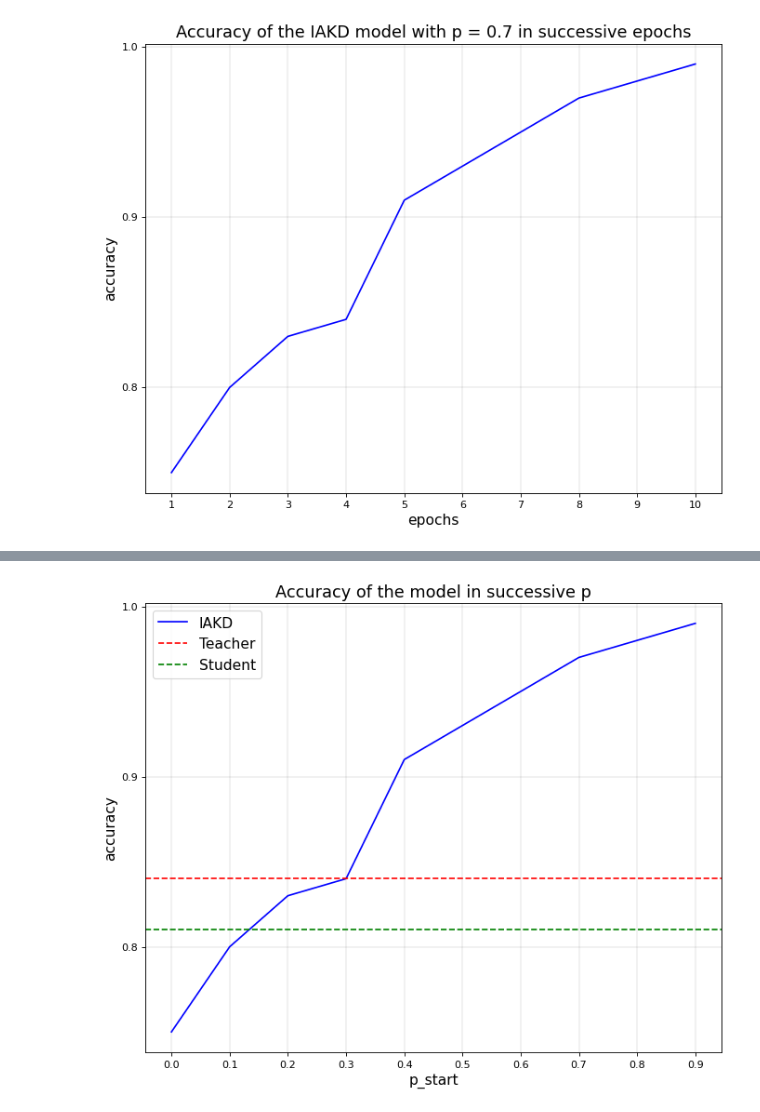
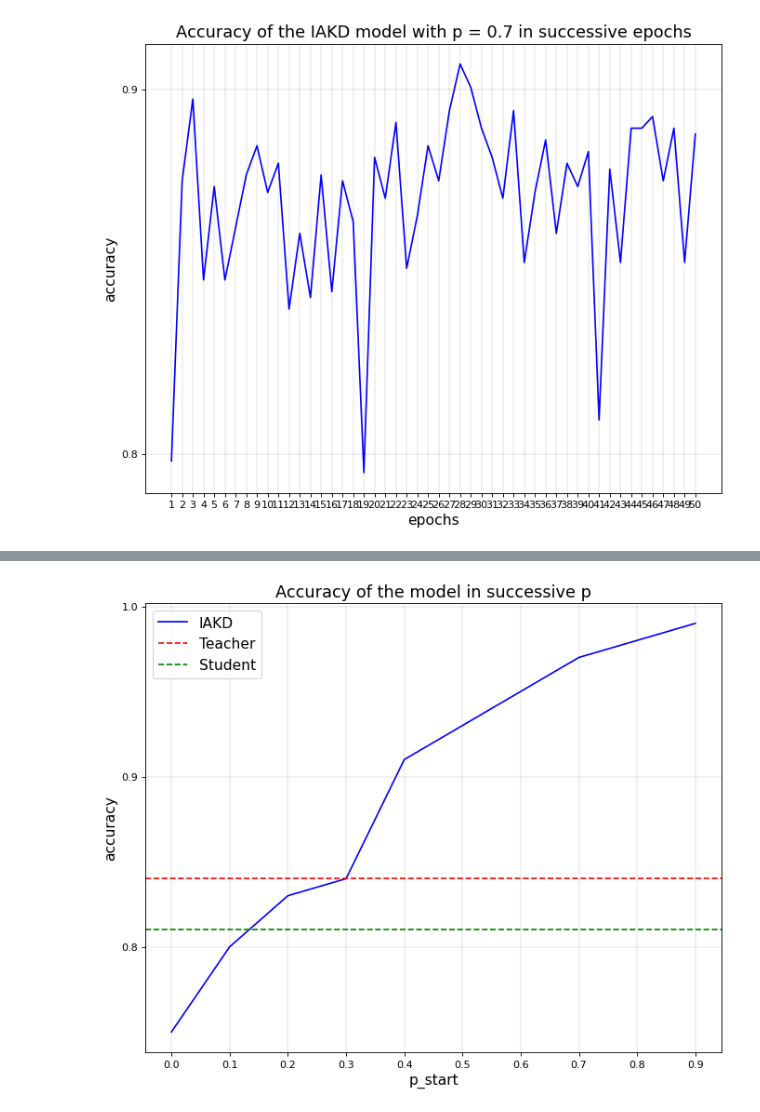
Before and after one commit to maciekchylak/TransferLearning, a Jupyter notebook: plots.ipynb, the cells around one changed output, grey strips where cells are left out. Drawn from its saved outputs; the diff is of its cells as text; code cells hidden in the pictures.

Commit message:
teacher training and other

```diff
--- a/plots.ipynb
+++ b/plots.ipynb
@@ -3,0 +10,32 @@ import numpy as np
+# %%
+#--------------------------------------------------------------
+txt_file = open("val_score.txt", "r")
+file_content = txt_file.read()
+#print("The file content are: ", file_content)
+
+content_list = file_content.split("_")
+txt_file.close()
+#print("The list is: ", content_list)
+val_score=[float(i) for i in content_list[:-1]]
+#print("The list val_score is: ", val_score)
+#--------------------------------------------------------------
+txt_file = open("train_loss.txt", "r")
+file_content = txt_file.read()
+#print("The file content are: ", file_content)
+
+content_list = file_content.split(", grad_fn=<DivBackward0>)_tensor(")
+txt_file.close()
+#print("The list is: ", content_list)
+train_loss=[float(i) for i in content_list[:-1][1:]]
+#print("The list train_loss is: ", train_loss)
+#--------------------------------------------------------------
+txt_file = open("train_score.txt", "r")
+file_content = txt_file.read()
+print("The file content are: ", file_content)
+
+content_list = file_content.split("_")
+txt_file.close()
+print("The list is: ", content_list)
+train_score=[float(i) for i in content_list[:-1]]
+print("The list train_score is: ", train_score)
+#--------------------------------------------------------------
@@ -33,6 +75,6 @@ def accuracy_pstart_plot(acc_iakd, acc_teacher, acc_student):
     plt.xlabel('p_start', fontsize=14)
     plt.ylabel('accuracy', fontsize=14)
 # %%
-accuracy_epochs_plot(score, p=0.7)
+accuracy_epochs_plot(val_score, p=0.7)
 # %% [output]
-[figure, old version]
+[figure, new version]
```
Also changed, not shown: parts of 4 cells of this notebook, 7 other files.
